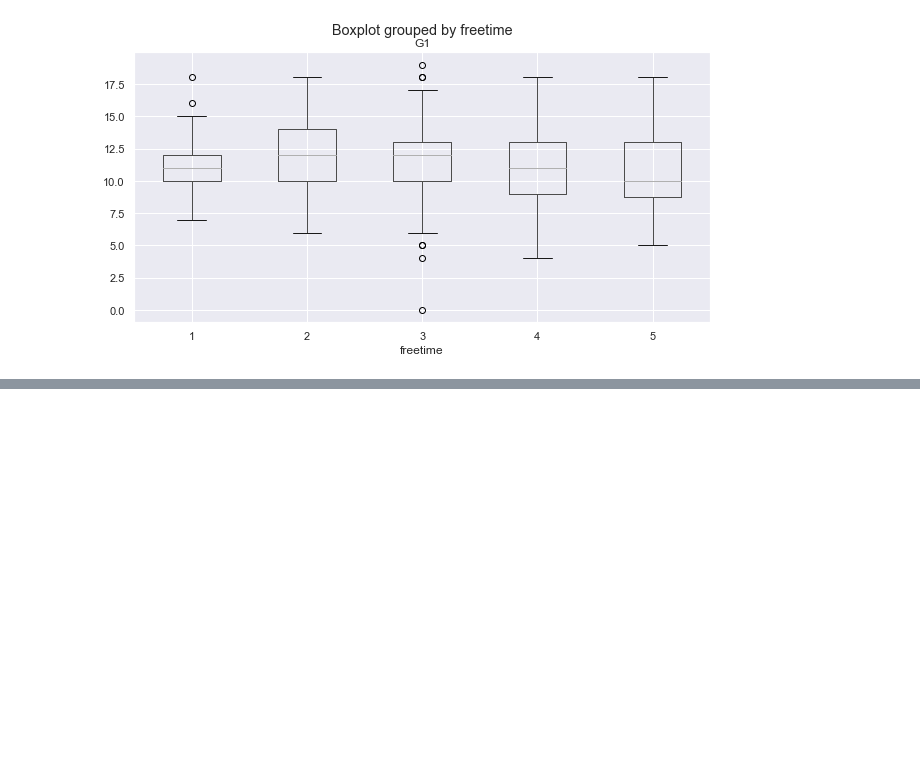
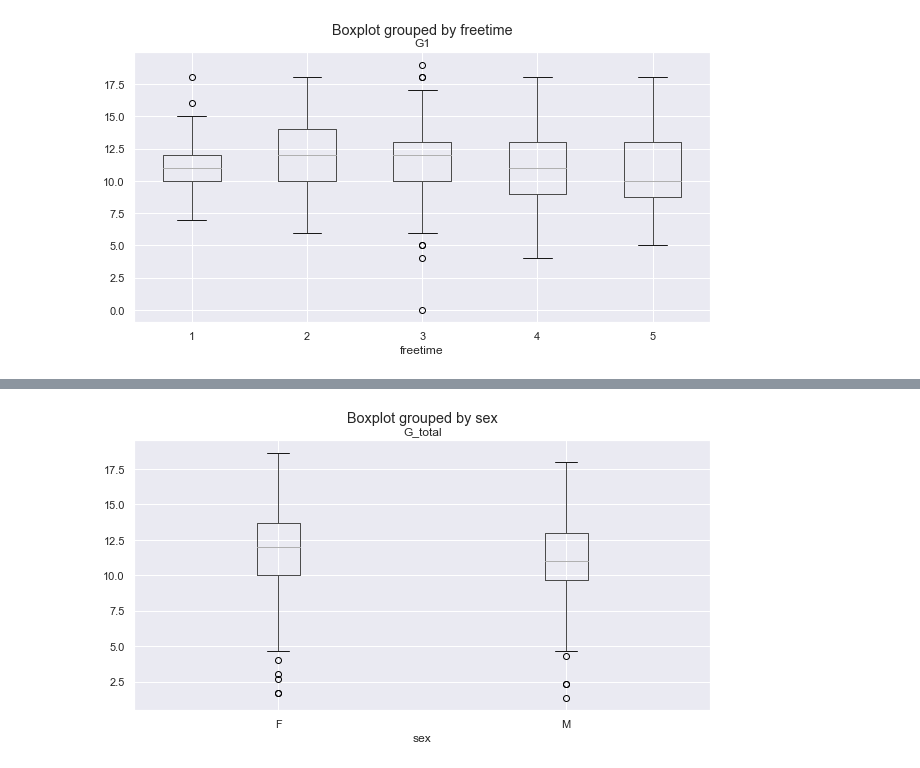
Before and after one commit to bommelbij/CreativeThinking, a Jupyter notebook: CT final paper Ramon.ipynb, the cells around one changed output, grey strips where cells are left out. Saved outputs shown, nothing was run; the diff lists cells and outputs as text; code cells hidden in the pictures; blank space fills up the shorter version.

```diff
--- a/CT final paper Ramon.ipynb
+++ b/CT final paper Ramon.ipynb
@@ -109,0 +128,5 @@ df_student_por.boxplot(column='G1', by='freetime')
+# %%
+#Total grade for portuguese compared per sex
+df_student_por.boxplot(column='G_total', by='sex');
+# %% [output]
+[figure, added]
```
Also changed, not shown: parts of 7 cells of this notebook.
